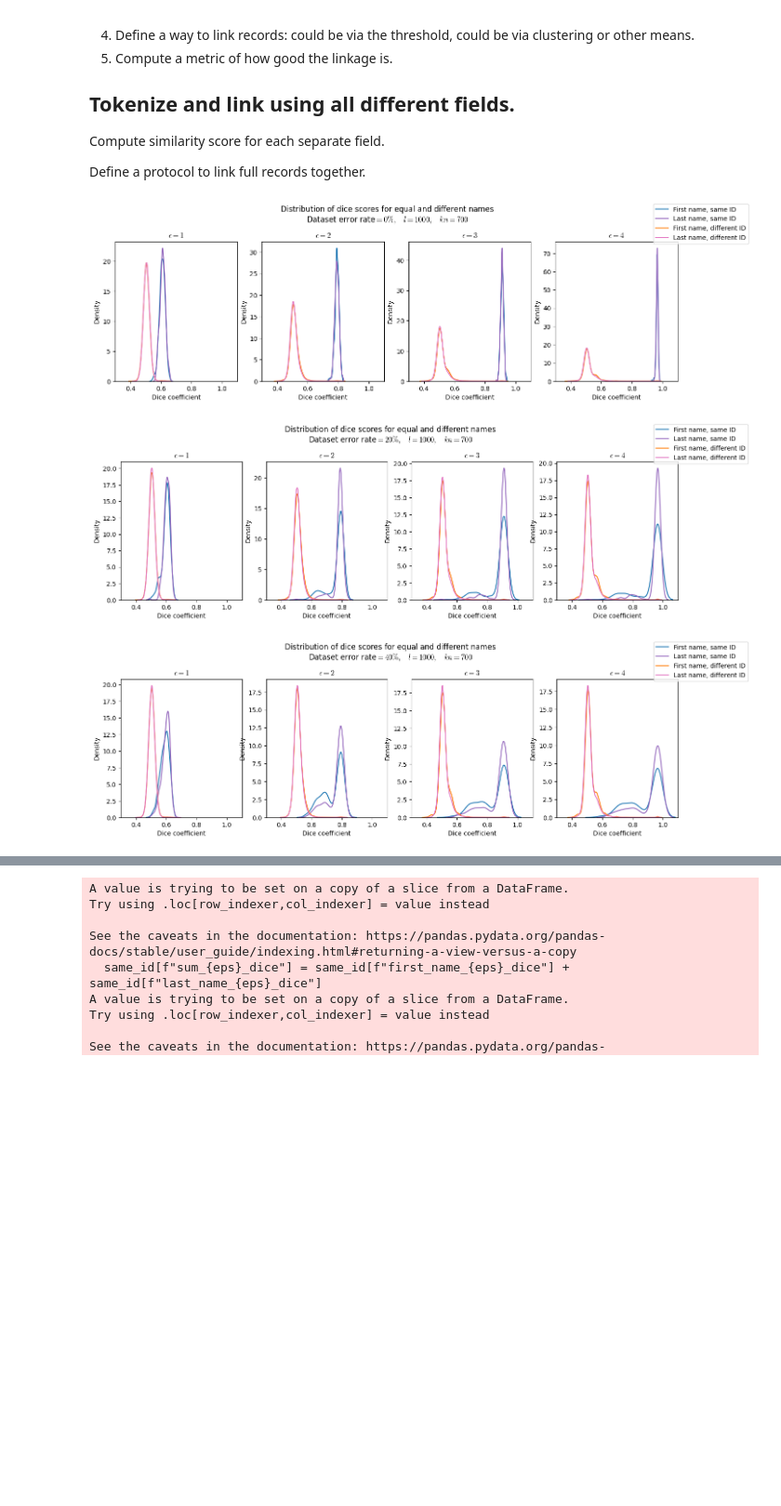
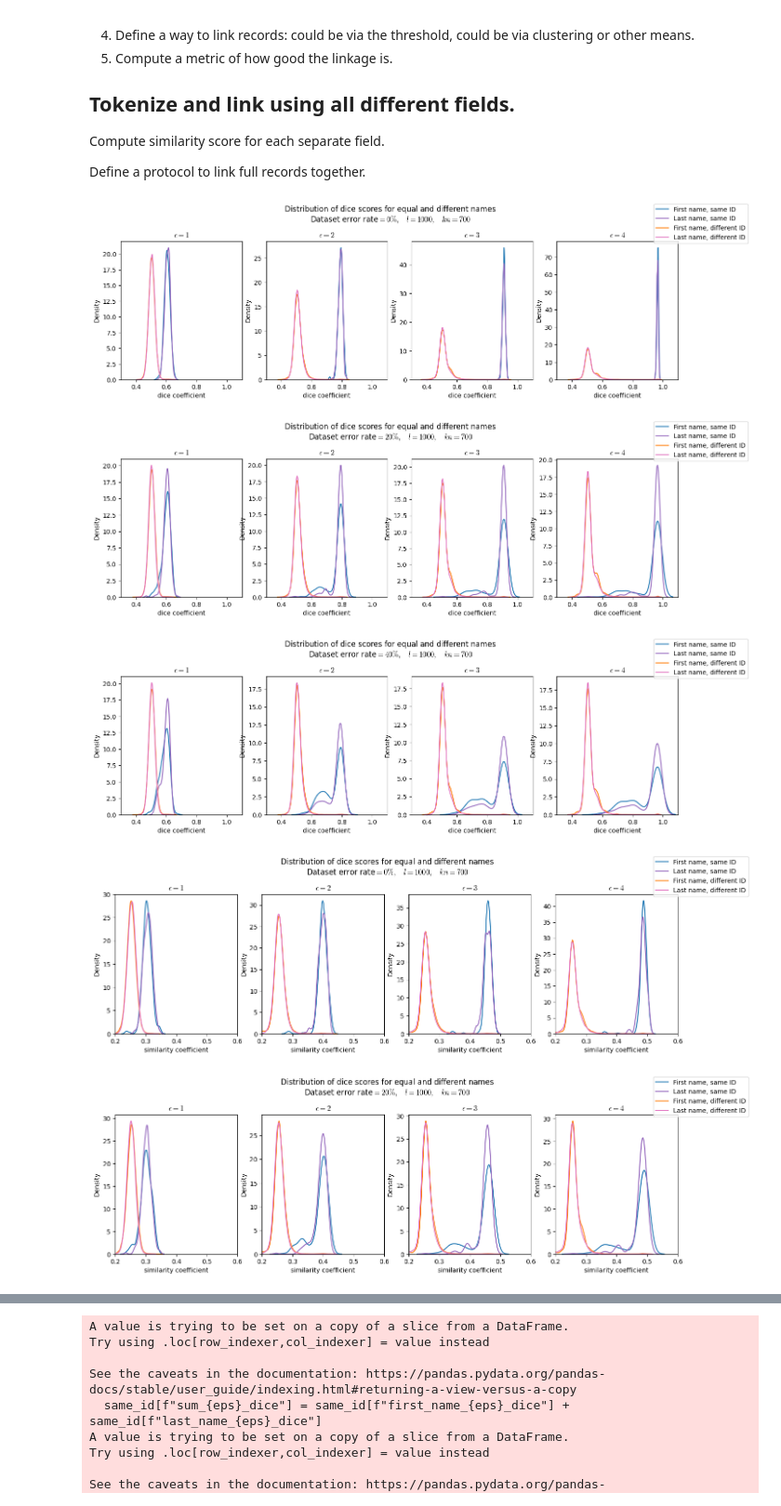
Before and after one commit to curesdev/linkage, a Jupyter notebook: notebooks/Analysis.ipynb, the cells around one changed output, grey strips where cells are left out. Shown at 93% size. Cells and saved outputs as stored; diff of their text form; code cells hidden in the pictures; blank space fills up the shorter version.

```diff
--- a/notebooks/Analysis.ipynb
+++ b/notebooks/Analysis.ipynb
@@ -300,9 +311,9 @@ import pandas as pd
 
 # Read three datasets
 dfs = [
-    pd.read_csv("ncvr_ocp_0.csv", dtype=str),
-    pd.read_csv("ncvr_ocp_20.csv", dtype=str),
-    pd.read_csv("ncvr_ocp_40.csv", dtype=str),
+    pd.read_csv("../data/ncvr_ocp_0.csv", dtype=str),
+    pd.read_csv("../data/ncvr_ocp_20.csv", dtype=str),
+    pd.read_csv("../data/ncvr_ocp_40.csv", dtype=str),
 ]
 
 l = 1000
@@ -336,38 +347,46 @@ for df in dfs:
         for eps in EPS:
             fn_tok = f"first_name_token_{eps}"
             row[f"first_name_{eps}_dice"] = dice(getattr(r1, fn_tok), getattr(r2, fn_tok))
+            row[f"first_name_{eps}_similarity"] = similarity(getattr(r1, fn_tok), getattr(r2, fn_tok))
             ln_tok = f"last_name_token_{eps}"
             row[f"last_name_{eps}_dice"] = dice(getattr(r1, ln_tok), getattr(r2, ln_tok))
+            row[f"last_name_{eps}_similarity"] = similarity(getattr(r1, ln_tok), getattr(r2, ln_tok))
         rows.append(row)
     comparisons.append(pd.DataFrame.from_records(rows))
 # %%
 #dices.sort_values("first_name_3_dice", ascending=False, inplace=True)
 #print(same_name)
 #print(different_name)
 
-for error, dices in zip([0, 20, 40], comparisons):
-    fig, axs = plt.subplots(1, 4, sharex=True, figsize=(16, 4))
+for score in ["dice", "similarity"]:
+    for error, dices in zip([0, 20, 40], comparisons):
+        fig, axs = plt.subplots(1, 4, sharex=True, figsize=(16, 4))
 
-    same_id = dices[dices.id1 == dices.id2]
-    different_id = dices[dices.id1 != dices.id2]
-    for i, eps in enumerate([1, 2, 3, 4]):
-        ax = axs[i]
-        sns.kdeplot(same_id[f"first_name_{eps}_dice"], color="tab:blue", ax=ax)
-        sns.kdeplot(same_id[f"last_name_{eps}_dice"], color="tab:purple", ax=ax)
-        sns.kdeplot(different_id[f"first_name_{eps}_dice"], color="tab:orange", ax=ax)
-        sns.kdeplot(different_id[f"last_name_{eps}_dice"], color="tab:pink", ax=ax)
-        ax.set_title(f"$\epsilon={eps}$")
-        ax.set_xlabel("Dice coefficient")
-        ax.set_xlim(0.3, 1.1)
-    fig.legend([
-        "First name, same ID",
-        "Last name, same ID",
-        "First name, different ID",
-        "Last name, different ID"
-    ])
-    fig.suptitle(f"Distribution of dice scores for equal and different names\nDataset error rate$= {error}\%,\quad l={l},\quad kn={kn}$", y=1.08)
-    plt.show()
+        same_id = dices[dices.id1 == dices.id2]
+        different_id = dices[dices.id1 != dices.id2]
+        for i, eps in enumerate([1, 2, 3, 4]):
+            ax = axs[i]
+            sns.kdeplot(same_id[f"first_name_{eps}_{score}"], color="tab:blue", ax=ax)
+            sns.kdeplot(same_id[f"last_name_{eps}_{score}"], color="tab:purple", ax=ax)
+            sns.kdeplot(different_id[f"first_name_{eps}_{score}"], color="tab:orange", ax=ax)
+            sns.kdeplot(different_id[f"last_name_{eps}_{score}"], color="tab:pink", ax=ax)
+            ax.set_title(f"$\epsilon={eps}$")
+            ax.set_xlabel(f"{score} coefficient")
+            if score == "dice":
+                ax.set_xlim(0.3, 1.1)
+            else:
+                ax.set_xlim(0.2, 0.6)
+        fig.legend([
+            "First name, same ID",
+            "Last name, same ID",
+            "First name, different ID",
+            "Last name, different ID"
+        ])
+        fig.suptitle(f"Distribution of dice scores for equal and different names\nDataset error rate$= {error}\%,\quad l={l},\quad kn={kn}$", y=1.08)
+        plt.show()
 # %% [output]
-[figure, old version]
+[figure, new version]
-[figure, old version]
+[figure, new version]
 [figure]
+[figure, added]
+[figure, added]
```
Also changed, not shown: parts of 6 cells of this notebook, 5 other files.
